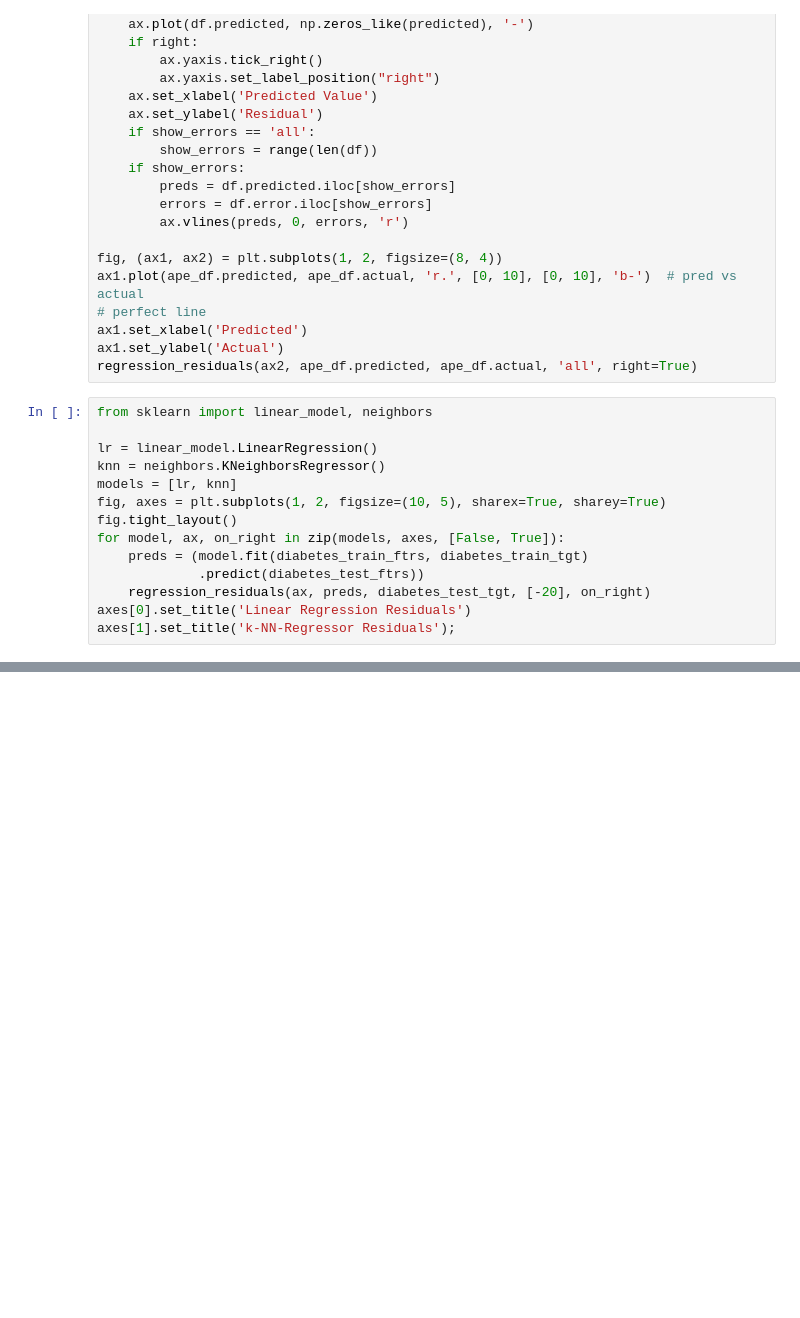
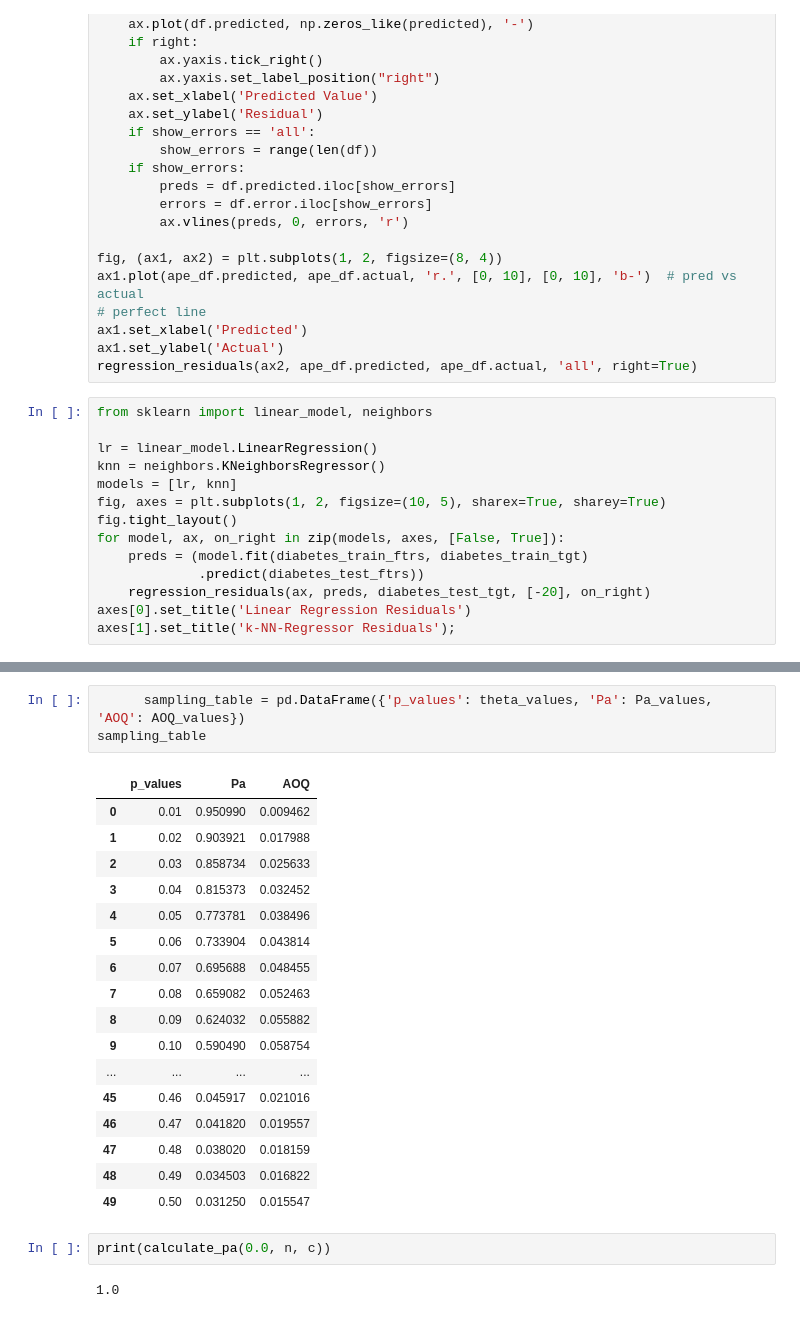
Before and after one commit to Rontim/Knowledge-Based-System, a Jupyter notebook: class2.ipynb, the cells around one changed output, grey strips where cells are left out. Saved outputs shown, nothing was run; the diff lists cells and outputs as text; blank space fills up the shorter version.

```diff
--- a/class2.ipynb
+++ b/class2.ipynb
@@ -63,0 +123,25 @@ print(diabetes_test_tgt[-20])
+# %%
+      sampling_table = pd.DataFrame({'p_values': theta_values, 'Pa': Pa_values, 'AOQ': AOQ_values})
+sampling_table
+# %% [output]
+|  | p_values | Pa | AOQ |
+| 0 | 0.01 | 0.950990 | 0.009462 |
+| 1 | 0.02 | 0.903921 | 0.017988 |
+| 2 | 0.03 | 0.858734 | 0.025633 |
+| 3 | 0.04 | 0.815373 | 0.032452 |
+| 4 | 0.05 | 0.773781 | 0.038496 |
+| 5 | 0.06 | 0.733904 | 0.043814 |
+| 6 | 0.07 | 0.695688 | 0.048455 |
+| 7 | 0.08 | 0.659082 | 0.052463 |
+| 8 | 0.09 | 0.624032 | 0.055882 |
+| 9 | 0.10 | 0.590490 | 0.058754 |
+| ... | ... | ... | ... |
+| 45 | 0.46 | 0.045917 | 0.021016 |
+| 46 | 0.47 | 0.041820 | 0.019557 |
+| 47 | 0.48 | 0.038020 | 0.018159 |
+| 48 | 0.49 | 0.034503 | 0.016822 |
+| 49 | 0.50 | 0.031250 | 0.015547 |
+# %%
+print(calculate_pa(0.0, n, c))
+# %% [output]
+1.0
```
Also changed, not shown: parts of 3 cells of this notebook, 5 other files.
